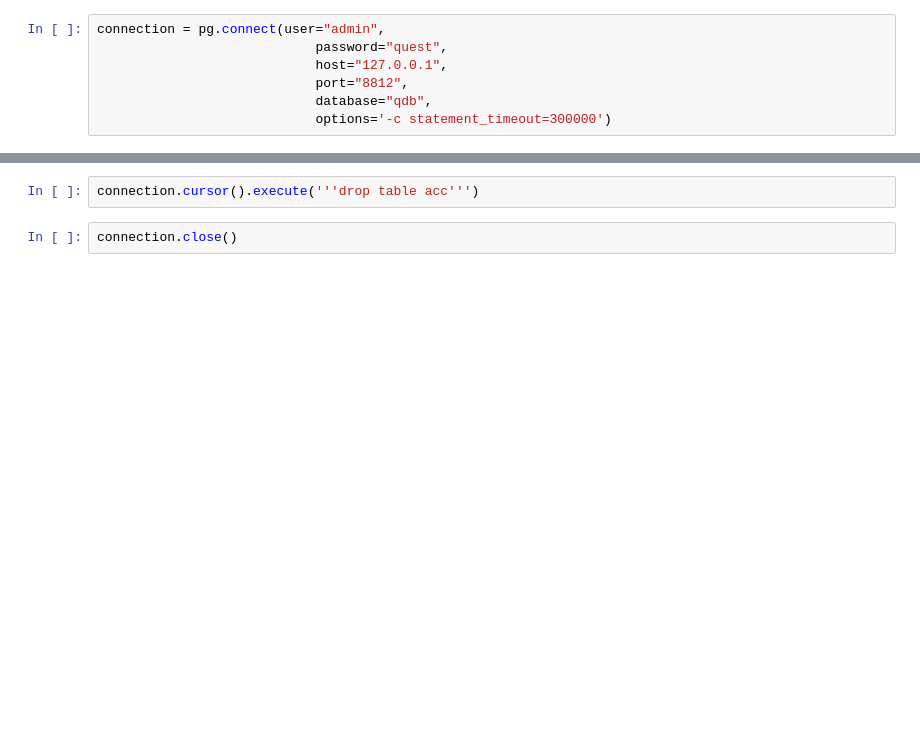
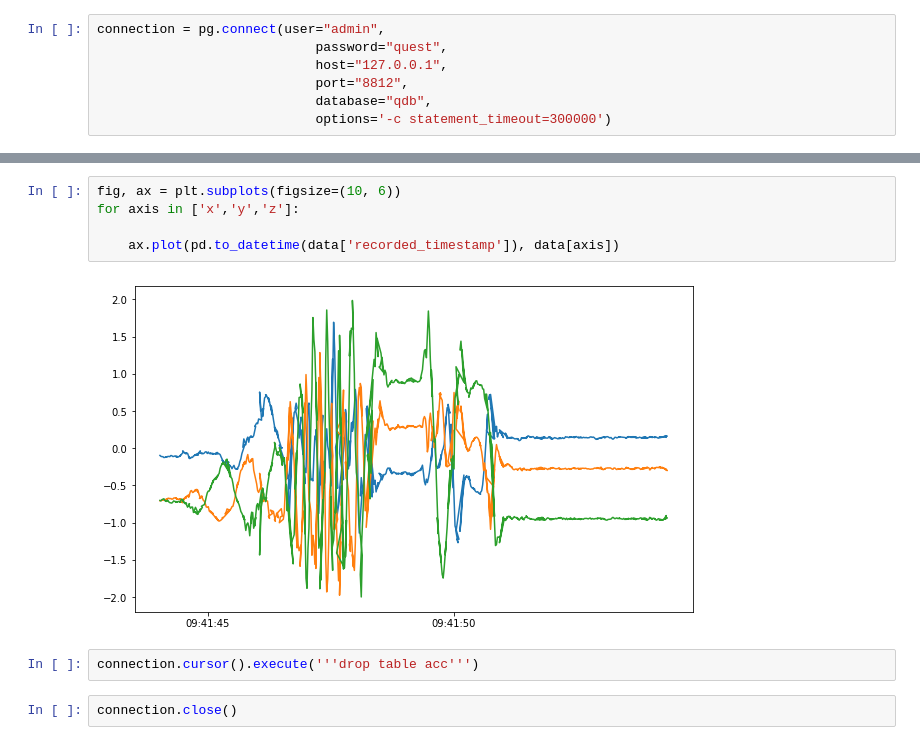
Before and after one commit to hfhoffman1144/smartphone_sensor_stream, a Jupyter notebook: quest/test.ipynb, the cells around one changed output, grey strips where cells are left out. Drawn from its saved outputs; the diff is of its cells as text; blank space fills up the shorter version.

```diff
--- a/quest/test.ipynb
+++ b/quest/test.ipynb
@@ -78,3 +77,10 @@ data.sort_values('recorded_timestamp')
+# %%
+fig, ax = plt.subplots(figsize=(10, 6))
+for axis in ['x','y','z']:
+
+    ax.plot(pd.to_datetime(data['recorded_timestamp']), data[axis])
+# %% [output]
+[figure, added]
 # %%
 connection.cursor().execute('''drop table acc''')
 # %%
```
Also changed, not shown: parts of 4 cells of this notebook.
